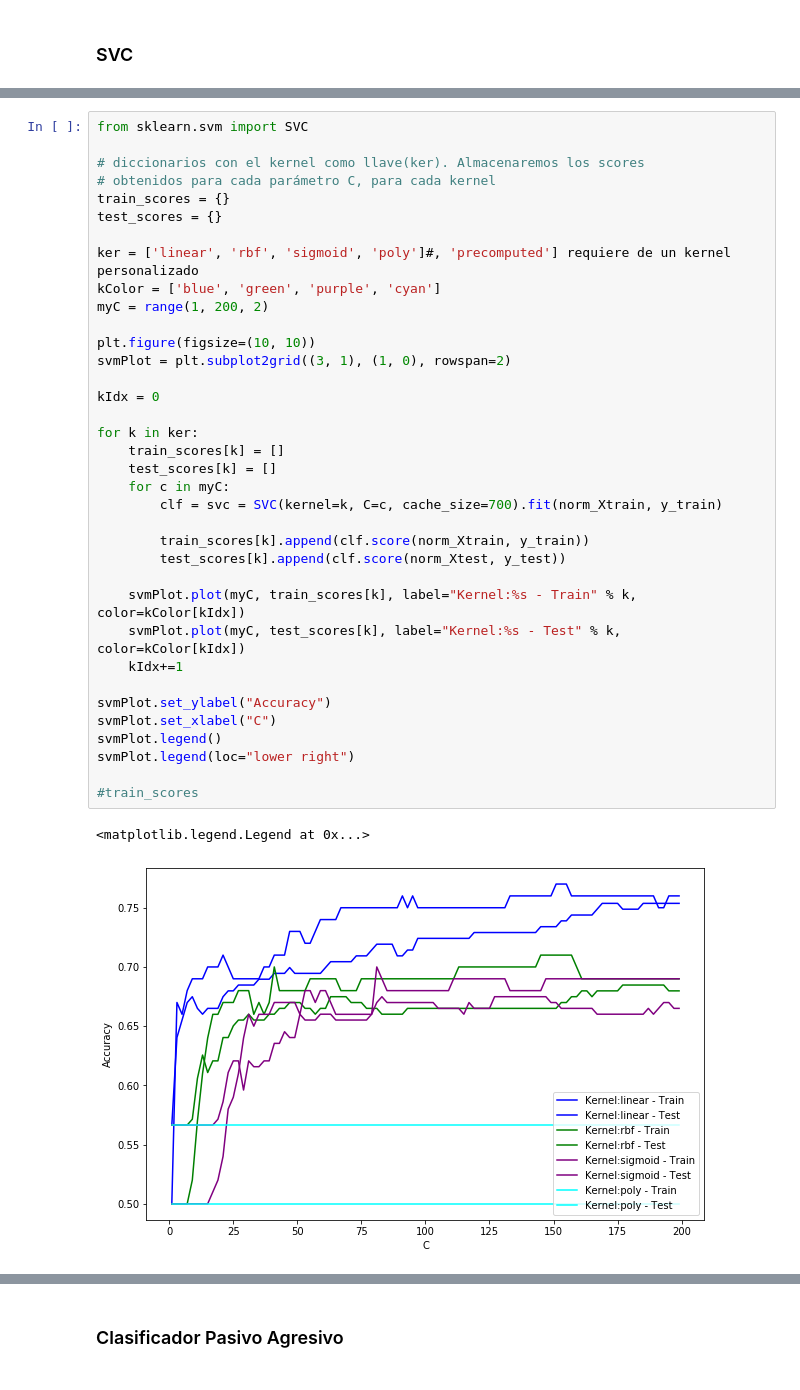
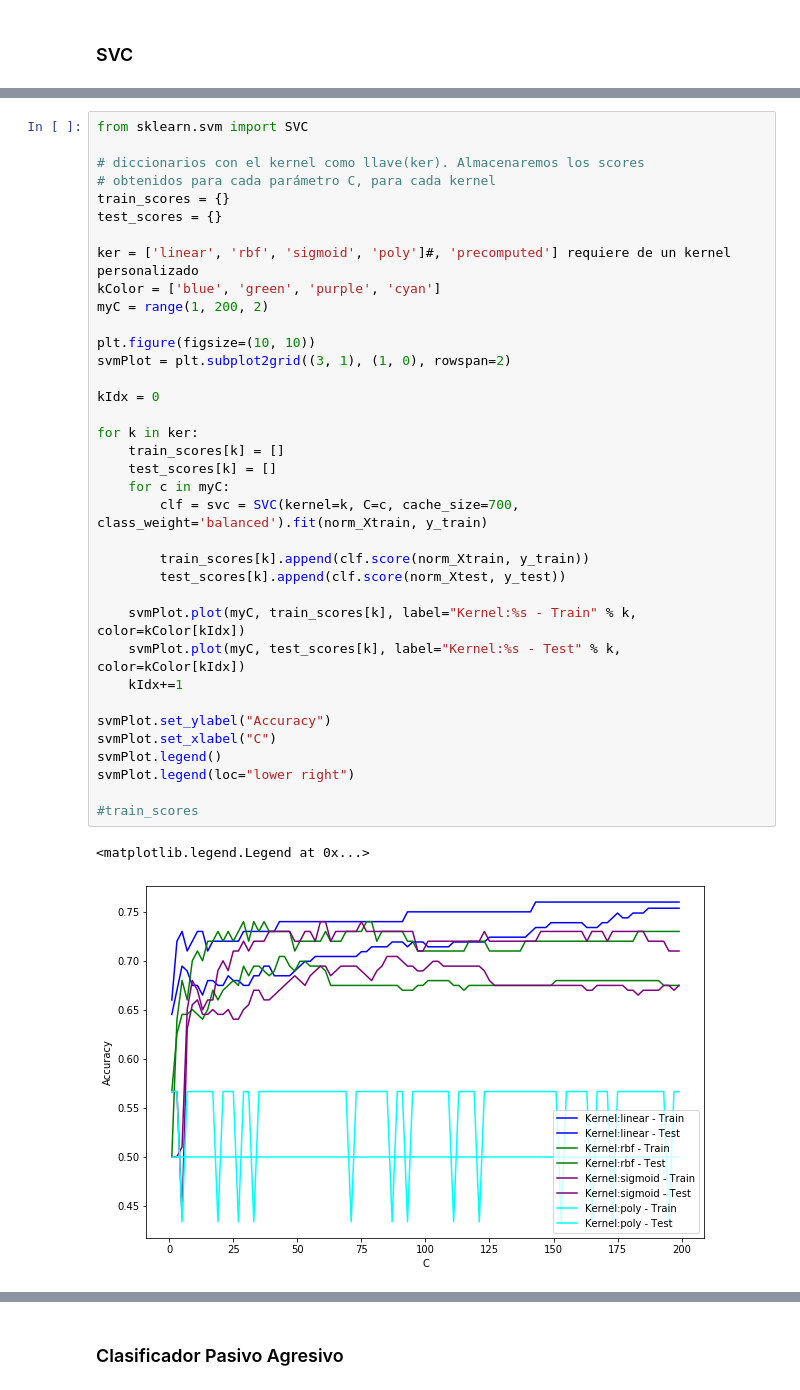
Before and after one commit to memillopeloz/ReconocimientoDePatrones, a Jupyter notebook: Inv-Corta-2.ipynb, the cells around one changed output, grey strips where cells are left out. Saved outputs shown, nothing was run; the diff lists cells and outputs as text.

```diff
--- a/Inv-Corta-2.ipynb
+++ b/Inv-Corta-2.ipynb
@@ -181,32 +209,32 @@ test_scores = {}
 
 ker = ['linear', 'rbf', 'sigmoid', 'poly']#, 'precomputed'] requiere de un kernel personalizado
 kColor = ['blue', 'green', 'purple', 'cyan']
 myC = range(1, 200, 2)
 
 plt.figure(figsize=(10, 10))
 svmPlot = plt.subplot2grid((3, 1), (1, 0), rowspan=2)
 
 kIdx = 0
 
 for k in ker:
     train_scores[k] = []
     test_scores[k] = []
     for c in myC:
-        clf = svc = SVC(kernel=k, C=c, cache_size=700).fit(norm_Xtrain, y_train)
+        clf = svc = SVC(kernel=k, C=c, cache_size=700, class_weight='balanced').fit(norm_Xtrain, y_train)
 
         train_scores[k].append(clf.score(norm_Xtrain, y_train))
         test_scores[k].append(clf.score(norm_Xtest, y_test))
 
     svmPlot.plot(myC, train_scores[k], label="Kernel:%s - Train" % k, color=kColor[kIdx])
     svmPlot.plot(myC, test_scores[k], label="Kernel:%s - Test" % k, color=kColor[kIdx])
     kIdx+=1
 
 svmPlot.set_ylabel("Accuracy")
 svmPlot.set_xlabel("C")
 svmPlot.legend()
 svmPlot.legend(loc="lower right")
 
 #train_scores
 # %% [output]
 <matplotlib.legend.Legend at 0x...>
-[figure, old version]
+[figure, new version]
```
Also changed, not shown: parts of 15 cells of this notebook.
